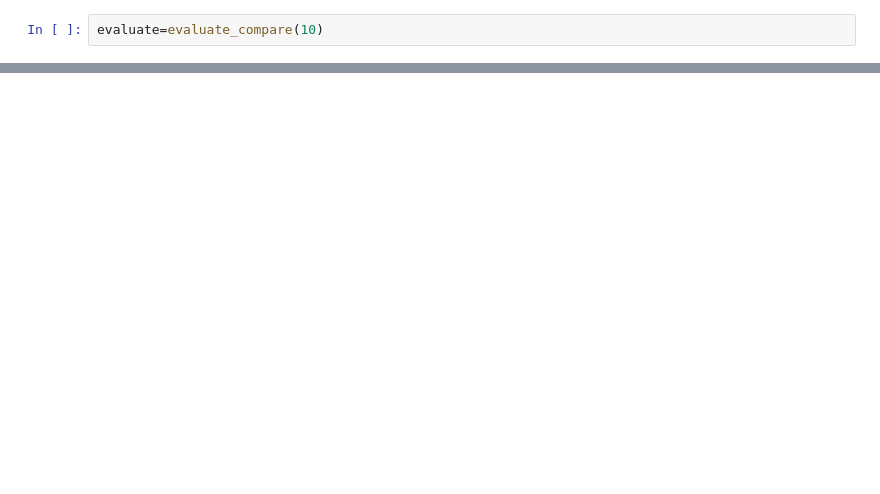
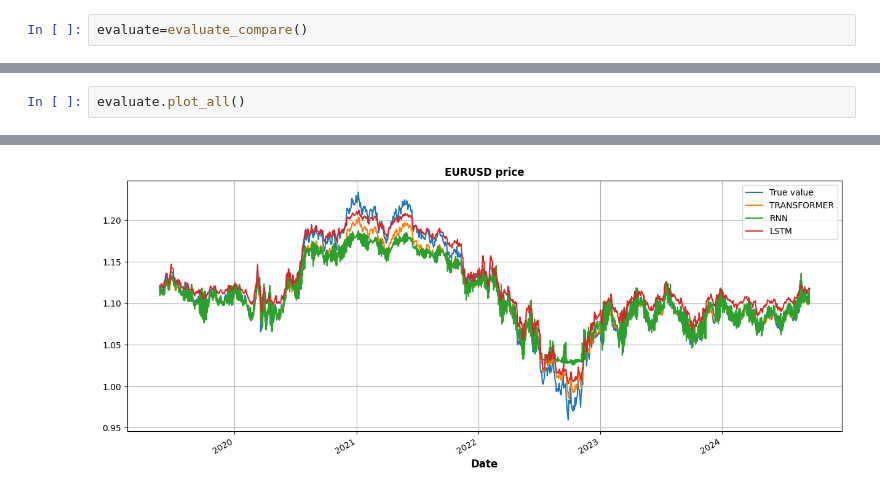
Before and after one commit to golderalex6/Deep-learning-forecast, a Jupyter notebook: evaluate.ipynb, the cells around one changed output, grey strips where cells are left out. Cells and saved outputs as stored; diff of their text form; blank space fills up the shorter version.

```diff
--- a/evaluate.ipynb
+++ b/evaluate.ipynb
@@ -70,3 +73,3 @@ class evaluate_compare():
 # %%
-evaluate=evaluate_compare(10)
+evaluate=evaluate_compare()
 # %% [output]
@@ -95,0 +87,3 @@ Name: Close, Length: 5012, dtype: float64
+# %%
+evaluate.plot_all()
+# %% [output]
@@ -95,0 +93 @@ Name: Close, Length: 5012, dtype: float64
+[figure, added]
```
Also changed, not shown: parts of 11 cells of this notebook, 8 other files.
